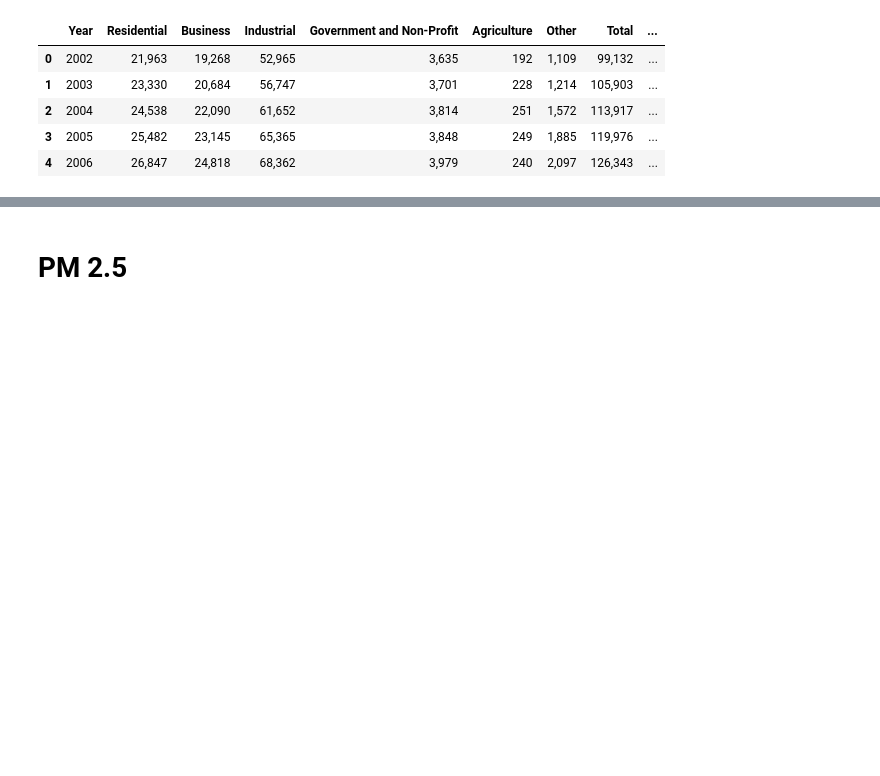
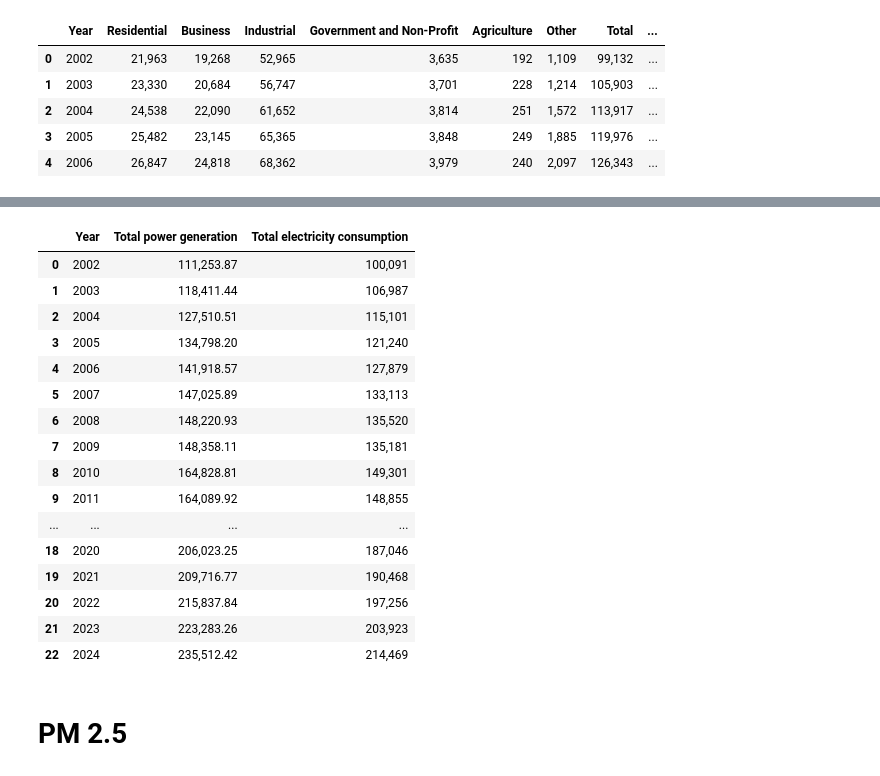
Before and after one commit to KaungHtetCho-22/Decarbonize-TH, a Jupyter notebook: experiments/kaung.ipynb, the cells around one changed output, grey strips where cells are left out. Cells and saved outputs as stored; diff of their text form; code cells hidden in the pictures; blank space fills up the shorter version.

```diff
--- a/experiments/kaung.ipynb
+++ b/experiments/kaung.ipynb
@@ -238,0 +259,2 @@ power_generation_df.head()
+# %%
+power_generation_df = power_generation_df[power_generation_df['Year'] >= 2002]
@@ -252,3 +318,25 @@ electricity_consumption_df.head()
+# %%
+power_electricity = pd.merge(power_generation_df, electricity_consumption_df, on='Year')
+# %%
+power_electricity
+# %% [output]
+|  | Year | Total power generation | Total electricity consumption |
+| 0 | 2002 | 111,253.87 | 100,091 |
+| 1 | 2003 | 118,411.44 | 106,987 |
+| 2 | 2004 | 127,510.51 | 115,101 |
+| 3 | 2005 | 134,798.20 | 121,240 |
+| 4 | 2006 | 141,918.57 | 127,879 |
+| 5 | 2007 | 147,025.89 | 133,113 |
+| 6 | 2008 | 148,220.93 | 135,520 |
+| 7 | 2009 | 148,358.11 | 135,181 |
+| 8 | 2010 | 164,828.81 | 149,301 |
+| 9 | 2011 | 164,089.92 | 148,855 |
+| ... | ... | ... | ... |
+| 18 | 2020 | 206,023.25 | 187,046 |
+| 19 | 2021 | 209,716.77 | 190,468 |
+| 20 | 2022 | 215,837.84 | 197,256 |
+| 21 | 2023 | 223,283.26 | 203,923 |
+| 22 | 2024 | 235,512.42 | 214,469 |
 # %% [markdown]
 # PM 2.5
 # %%
```
Also changed, not shown: parts of 17 cells of this notebook.
